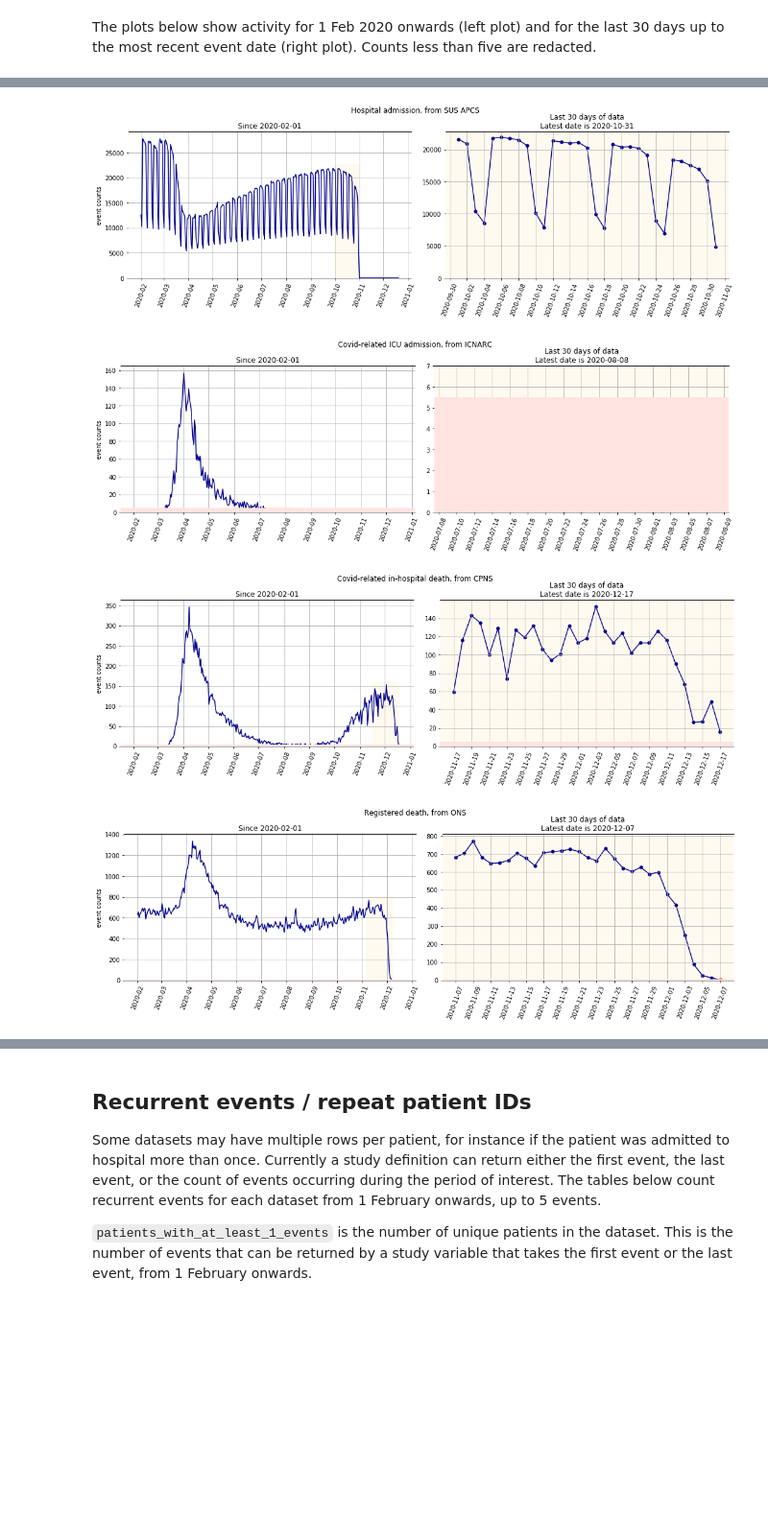
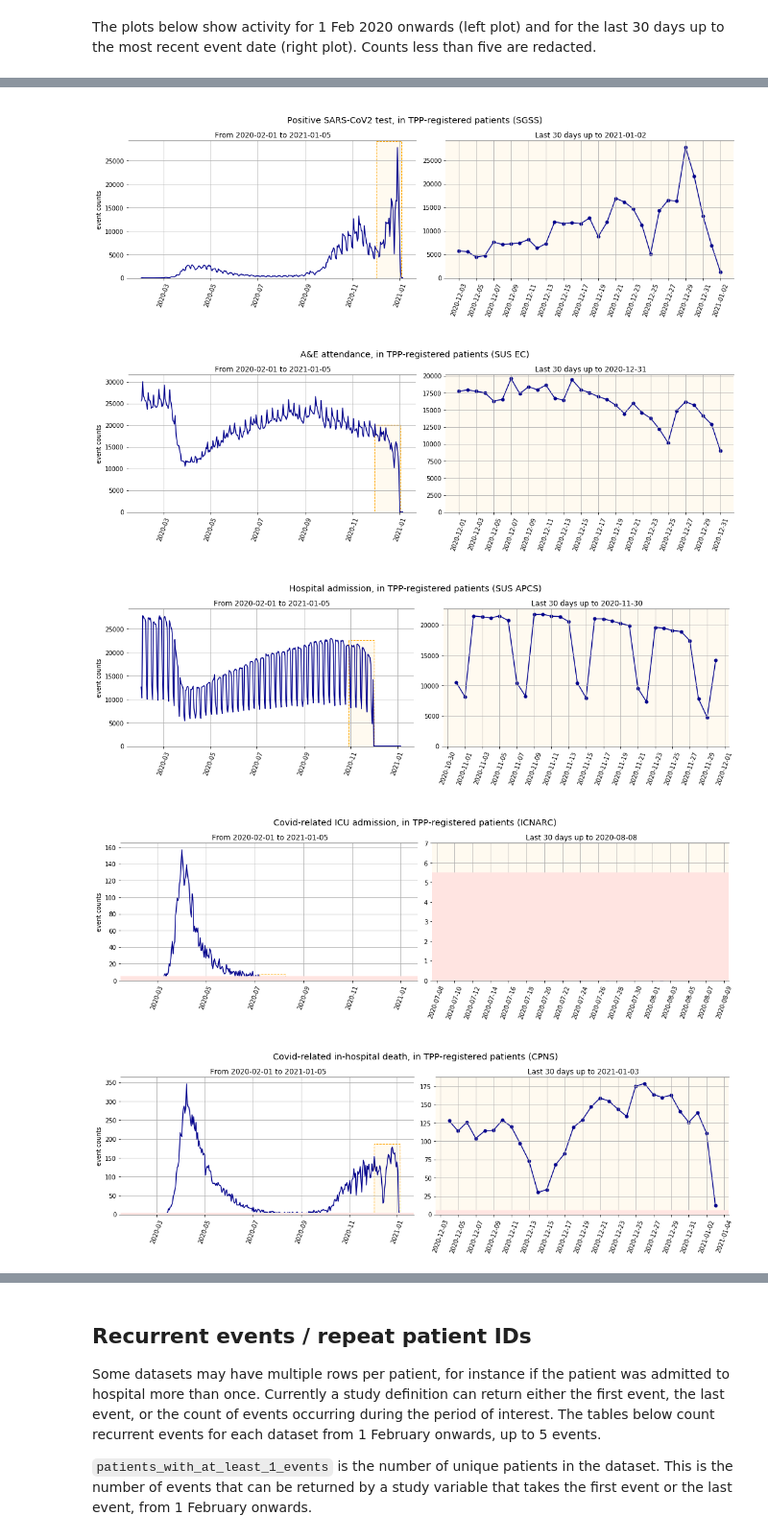
Before and after one commit to opensafely/database-notebooks, a Jupyter notebook: notebooks/database-builds.ipynb, the cells around one changed output, grey strips where cells are left out. Shown at 96% size. Drawn from its saved outputs; the diff is of its cells as text; code cells hidden in the pictures; blank space fills up the shorter version.

Commit message:
correct build / import definitions, re-run

```diff
--- a/notebooks/database-builds.ipynb
+++ b/notebooks/database-builds.ipynb
@@ -76,13 +68,17 @@ dbconn = os.environ.get('DBCONN', None).strip('"')
 
 with closing_connection(dbconn) as cnxn:
     DBbuild = pd.read_sql("""select * from LatestBuildTime""", cnxn)
-    tablebuilds = DBbuildtimes(cnxn, up_to=None)
+    latestbuilds = pd.read_sql(
+    """
+        select BuildDesc as dataset, max(BuildDate) as latest_import from BuildInfo
+        group by BuildDesc
+    """, cnxn)
     allbuilds = pd.read_sql("""select * from BuildInfo""", cnxn)
 
 # select start and end dates
 start_date = pd.to_datetime("2020-02-01", format='%Y-%m-%d')
 #start_date = pd.to_datetime("2020-02-01", format='%Y-%m-%d')
-end_date = pd.to_datetime(DBbuild['DtLatestBuild'].values[0], format='%Y-%m-%d')
+end_date = pd.to_datetime(latestbuilds['latest_import'].max(), format='%Y-%m-%d')
 today = date.today()
 # %% [markdown]
 ### Notebook run date
@@ -172,8 +175,15 @@ SGSS_query = datequery("""(
          UNION
          SELECT * FROM SGSS_Negative
          )  as a""",
-        "Earliest_Specimen_Date", "test_specimen_date", start_date_text)
-SGSSpos_query = datequery("SGSS_Positive", "Earliest_Specimen_Date", "test_specimen_date", start_date_text)
+        "Earliest_Specimen_Date", "specimen_date", start_date_text)
+SGSSpos_query = datequery("SGSS_Positive", "Earliest_Specimen_Date", "specimen_date", start_date_text)
+SGSS_AllTests_query = datequery("""(
+         SELECT * FROM SGSS_AllTests_Positive
+         UNION
+         SELECT * FROM SGSS_AllTests_Negative
+         )  as a""",
+        "Specimen_Date", "specimen_date", start_date_text)
+SGSSpos_AllTests_query = datequery("SGSS_AllTests_Positive", "Specimen_Date", "specimen_date", start_date_text)
 
 with closing_connection(dbconn) as cnxn:
     #CodedEvent_df = pd.read_sql(CodedEvent_query, cnxn, parse_dates=['coded_event_date'])
@@ -183,8 +193,10 @@ with closing_connection(dbconn) as cnxn:
     EC_df = pd.read_sql(EC_query, cnxn, parse_dates=['ed_attendance_date'])
     ICNARC_df = pd.read_sql(ICNARC_query, cnxn, parse_dates=['icu_admission_date'])
     ONS_df = pd.read_sql(ONS_query, cnxn, parse_dates=['ons_death_date'])
-    SGSS_df = pd.read_sql(SGSS_query, cnxn, parse_dates=['test_specimen_date'])
-    SGSSpos_df = pd.read_sql(SGSSpos_query, cnxn, parse_dates=['test_specimen_date'])
+    SGSS_df = pd.read_sql(SGSS_query, cnxn, parse_dates=['specimen_date'])
+    SGSSpos_df = pd.read_sql(SGSSpos_query, cnxn, parse_dates=['specimen_date'])
+    SGSS_all_df = pd.read_sql(SGSS_AllTests_query, cnxn, parse_dates=['specimen_date'])
+    SGSSpos_all_df = pd.read_sql(SGSSpos_AllTests_query, cnxn, parse_dates=['specimen_date'])
 
 # Note that CodedEvent and Appointment extracts take a long time to run.
 # %% [markdown]
@@ -193,11 +204,13 @@ The plots below show activity for 1 Feb 2020 onwards (left plot) and for the las
 Counts less than five are redacted.
 # %%
 #plotcounts(date_range, CodedEvent_df['coded_event_date'], title="Any coded event in Primary Care, from SystmOne")
-plotcounts(date_range, SGSS_df['test_specimen_date'], title="Any SARS-CoV2 test, from SGSS")
-plotcounts(date_range, SGSSpos_df['test_specimen_date'], title="Positive SARS-CoV2 test, from SGSS")
-plotcounts(date_range, EC_df['ed_attendance_date'], title="A&E attendance, from SUS EC")
-plotcounts(date_range, APCS_df['hosp_admission_date'], title="Hospital admission, from SUS APCS")
-plotcounts(date_range, ICNARC_df['icu_admission_date'], title="Covid-related ICU admission, from ICNARC")
-plotcounts(date_range, CPNS_df['cpns_death_date'], title="Covid-related in-hospital death, from CPNS")
-plotcounts(date_range, ONS_df['ons_death_date'], title="Registered death, from ONS")
+plotcounts(date_range, SGSS_df['specimen_date'], title="First-only SARS-CoV2 test, in TPP-registered patients (SGSS)")
+plotcounts(date_range, SGSSpos_df['specimen_date'], title="First-only Positive SARS-CoV2 test, in TPP-registered patients (SGSS)")
+plotcounts(date_range, SGSS_all_df['specimen_date'], title="Any SARS-CoV2 test, in TPP-registered patients (SGSS)")
+plotcounts(date_range, SGSSpos_all_df['specimen_date'], title="Positive SARS-CoV2 test, in TPP-registered patients (SGSS)")
+plotcounts(date_range, EC_df['ed_attendance_date'], title="A&E attendance, in TPP-registered patients (SUS EC)")
+plotcounts(date_range, APCS_df['hosp_admission_date'], title="Hospital admission, in TPP-registered patients (SUS APCS)")
+plotcounts(date_range, ICNARC_df['icu_admission_date'], title="Covid-related ICU admission, in TPP-registered patients (ICNARC)")
+plotcounts(date_range, CPNS_df['cpns_death_date'], title="Covid-related in-hospital death, in TPP-registered patients (CPNS)")
+plotcounts(date_range, ONS_df['ons_death_date'], title="Registered death, in TPP-registered patients (ONS)")
 # %% [output]
@@ -207,4 +220,5 @@ plotcounts(date_range, ONS_df['ons_death_date'], title="Registered death, from O
-[figure, old version]
+[figure, new version]
-[figure, old version]
+[figure, new version]
-[figure, old version]
+[figure, new version]
-[figure, old version]
+[figure, new version]
+[figure, added]
```
Also changed, not shown: parts of 16 cells of this notebook, 2 other files.
